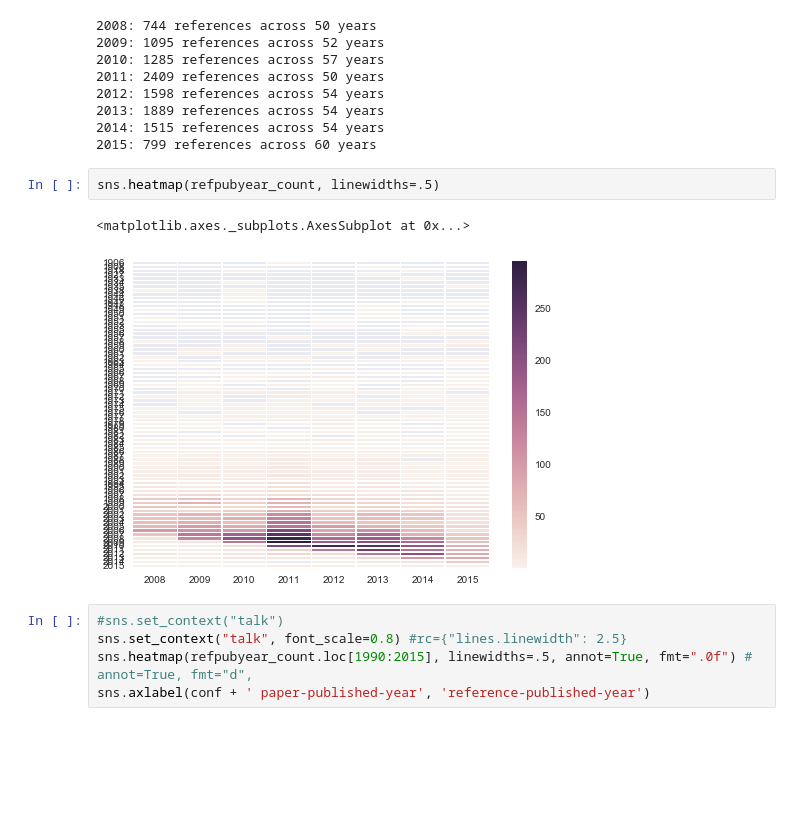
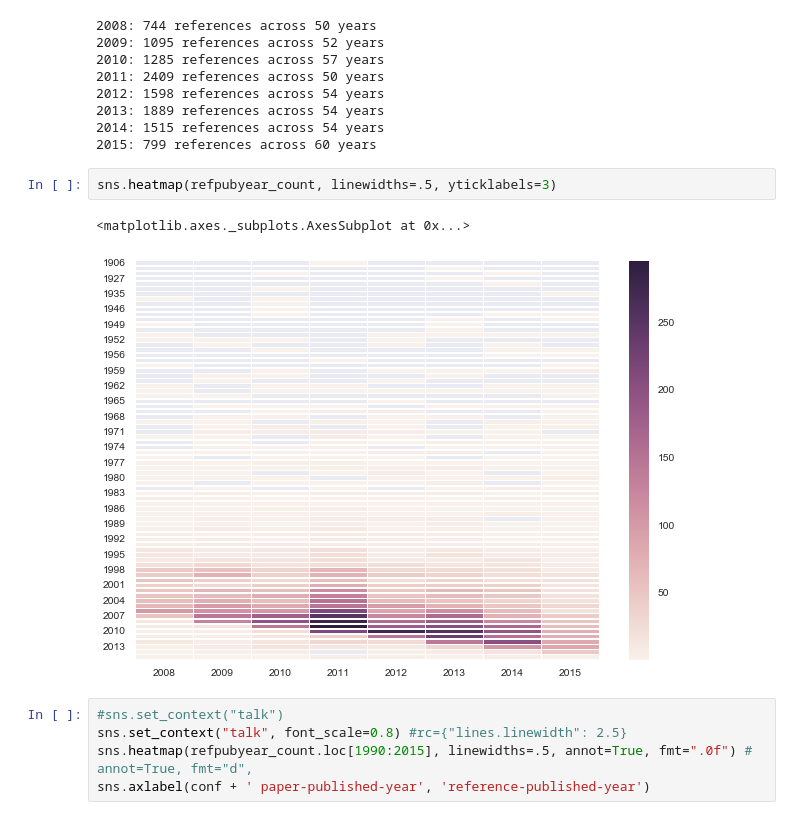
Before and after one commit to lexingxie/academic-graph, a Jupyter notebook: plot_citations.ipynb, the cells around one changed output. Saved outputs shown, nothing was run; the diff lists cells and outputs as text; blank space fills up the shorter version.

```diff
--- a/plot_citations.ipynb
+++ b/plot_citations.ipynb
@@ -133,10 +175,10 @@ for name, gf in grouped_citing:
 2014: 1515 references across 54 years
 2015: 799 references across 60 years
 # %%
-sns.heatmap(refpubyear_count, linewidths=.5)
+sns.heatmap(refpubyear_count, linewidths=.5, yticklabels=3)
 # %% [output]
 <matplotlib.axes._subplots.AxesSubplot at 0x...>
-[figure, old version]
+[figure, new version]
 # %%
 #sns.set_context("talk")
 sns.set_context("talk", font_scale=0.8) #rc={"lines.linewidth": 2.5}
```
Also changed, not shown: parts of 20 cells of this notebook.
